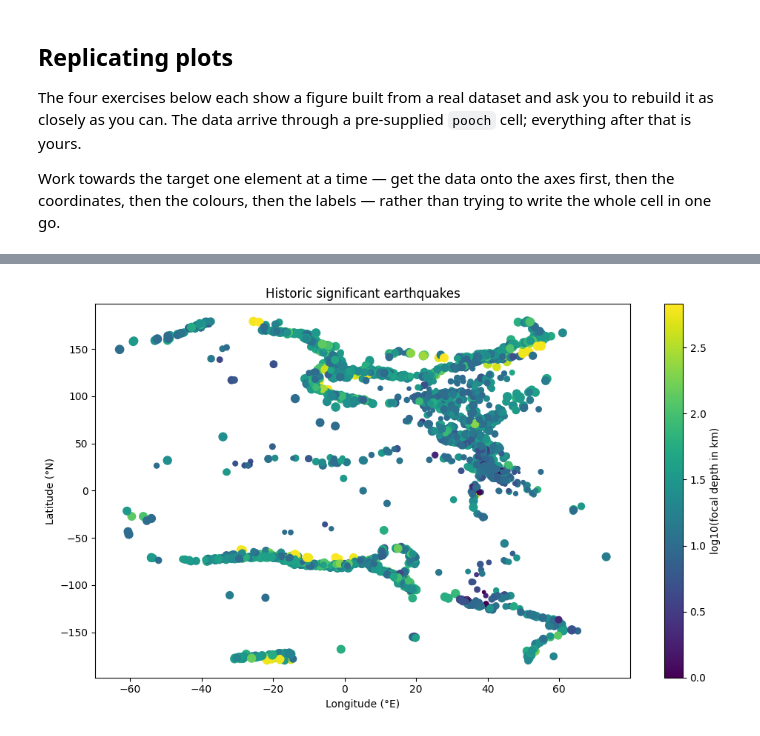
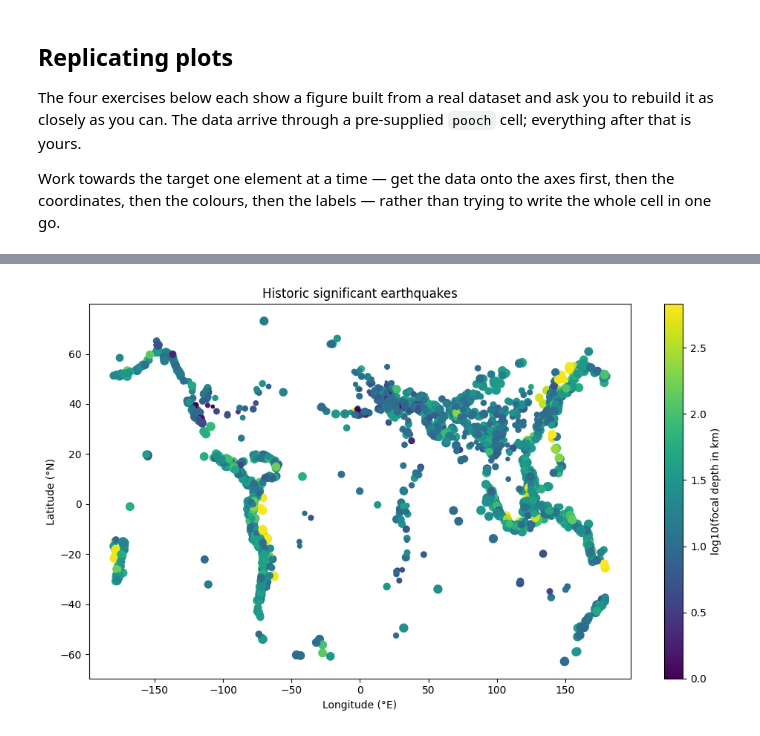
Before and after one commit to liviooneil/2026_Intro_Python, a Jupyter notebook: live/part-I/1.4-matplotlib-and-xarray-exercises.ipynb, the cells around one changed output, grey strips where cells are left out. Cells and saved outputs as stored; diff of their text form; code cells hidden in the pictures.

```diff
--- a/live/part-I/1.4-matplotlib-and-xarray-exercises.ipynb
+++ b/live/part-I/1.4-matplotlib-and-xarray-exercises.ipynb
@@ -467,35 +467,35 @@ path = pooch.retrieve(
 #       longitude are not NaN. & combines two masks element-wise ("and"), and ~ flips one
 #       ("not"), so ~np.isnan(latitude) is True wherever the latitude is present
 # Hint: colour the points by np.log10 of the focal depth -- the base-10 logarithm, applied
 #       element-wise, which spreads out depths from under a kilometre to several hundred --
 #       and set the point area to the square of the magnitude
 # Hint: add a labelled colorbar, axis labels, a title, and a dotted grid
 import numpy as np
 import matplotlib.pyplot as plt
 
 arr = np.genfromtxt(path, delimiter="\t", skip_header=1)
 FOCAL_DEPTH = arr[:,8]
 EQ_PRIMARY = arr[:,9]
 LATITUDE = arr[:,20]
 LONGITUDE = arr[:,21]
 
 mask = (FOCAL_DEPTH > 0) & (EQ_PRIMARY > 0) & ~np.isnan(LATITUDE) & ~np.isnan(LONGITUDE)
 FOCAL_DEPTH = FOCAL_DEPTH[mask]
 EQ_PRIMARY = EQ_PRIMARY[mask]
 LATITUDE = LATITUDE[mask]
 LONGITUDE = LONGITUDE[mask]
 
 fig, ax = plt.subplots(figsize=(10, 6))
-sc = ax.scatter(LATITUDE, LONGITUDE, c=np.log10(FOCAL_DEPTH), s= EQ_PRIMARY**2, cmap="viridis")
+sc = ax.scatter(LONGITUDE, LATITUDE, c=np.log10(FOCAL_DEPTH), s= EQ_PRIMARY**2, cmap="viridis")
 fig.colorbar(sc, ax=ax, label="log10(focal depth in km)")
 ax.set_xlabel("Longitude (°E)")
 ax.set_ylabel("Latitude (°N)")
 ax.set_title("Historic significant earthquakes")
 
 plt.tight_layout()
 plt.show()
 # %% [output]
-[figure, old version]
+[figure, new version]
 # %% [markdown]
 ## Exercise 21: Antarctic sea ice, summer against winter
 
```
